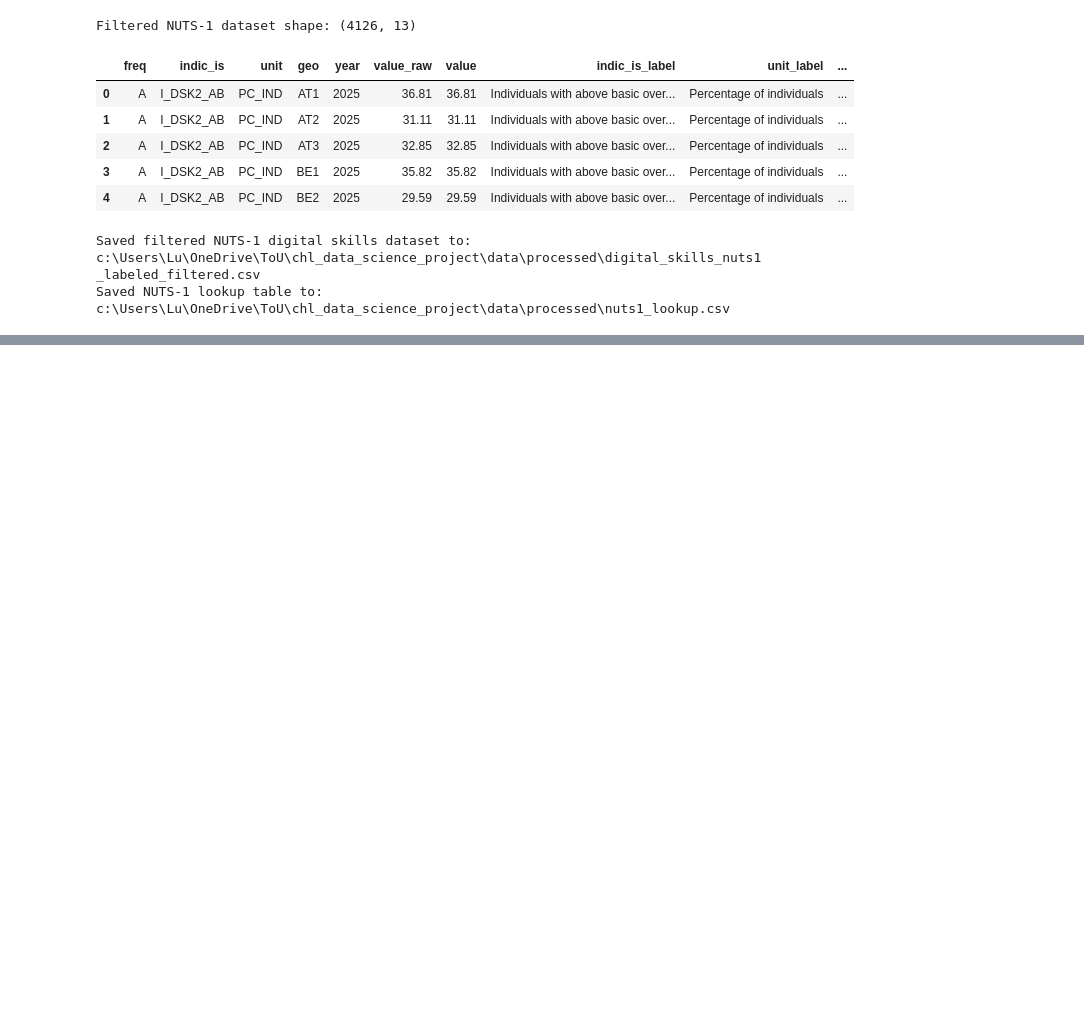
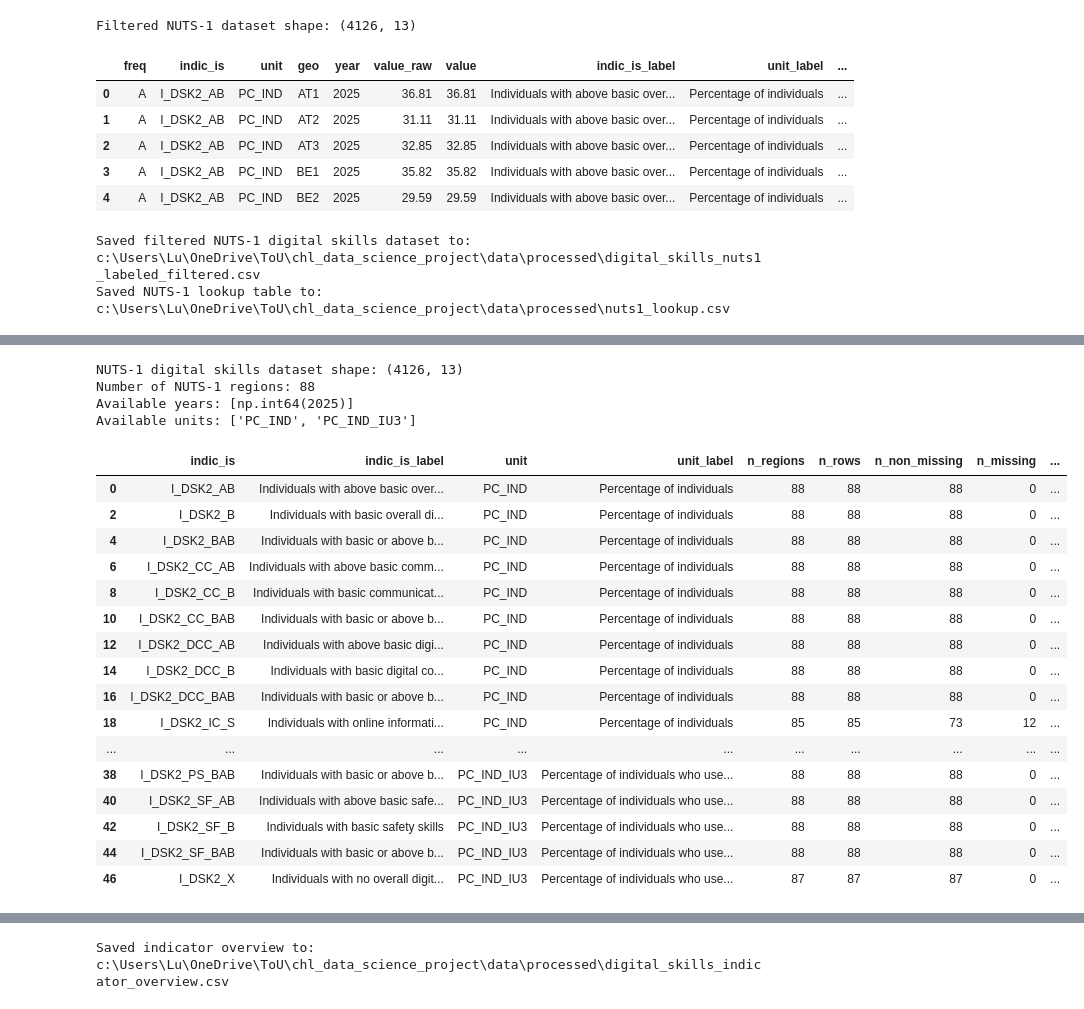
Before and after one commit to andmotus/AI-Literacy-Gap-Index, a Jupyter notebook: notebooks/01_load_data.ipynb, the cells around one changed output, grey strips where cells are left out. Cells and saved outputs as stored; diff of their text form; code cells hidden in the pictures; blank space fills up the shorter version.

```diff
--- a/notebooks/01_load_data.ipynb
+++ b/notebooks/01_load_data.ipynb
@@ -592,0 +598,77 @@ Saved NUTS-1 lookup table to: c:\Users\Lu\OneDrive\ToU\chl_data_science_project\
+# %%
+# -----------------------------
+# Load filtered NUTS-1 data if needed
+# -----------------------------
+
+nuts1_path = PROCESSED_DIR / "digital_skills_nuts1_labeled_filtered.csv"
+
+if "digital_skills_nuts1" not in globals():
+    digital_skills_nuts1 = pd.read_csv(nuts1_path)
+
+print("NUTS-1 digital skills dataset shape:", digital_skills_nuts1.shape)
+print("Number of NUTS-1 regions:", digital_skills_nuts1["geo"].nunique())
+print("Available years:", sorted(digital_skills_nuts1["year"].unique()))
+print("Available units:", sorted(digital_skills_nuts1["unit"].unique()))
+
+# -----------------------------
+# Indicator overview with labels
+# -----------------------------
+
+indicator_label_overview = (
+    digital_skills_nuts1
+    .groupby(["indic_is", "indic_is_label", "unit", "unit_label"], as_index=False)
+    .agg(
+        n_regions=("geo", "nunique"),
+        n_rows=("value", "size"),
+        n_non_missing=("value", "count"),
+        n_missing=("value", lambda x: x.isna().sum()),
+        min_value=("value", "min"),
+        median_value=("value", "median"),
+        max_value=("value", "max")
+    )
+    .assign(
+        missing_share=lambda df: df["n_missing"] / df["n_rows"]
+    )
+    .sort_values(["unit", "indic_is"])
+)
+
+display(indicator_label_overview)
+
+# Show the indicator labels more compactly
+compact_indicator_list = (
+    indicator_label_overview[
+        ["indic_is", "indic_is_label", "unit", "unit_label", "n_regions", "missing_share"]
+    ]
+    .drop_duplicates()
+    .sort_values(["unit", "indic_is"])
+)
+
+display(compact_indicator_list)
+
+# Save overview for documentation
+indicator_overview_path = PROCESSED_DIR / "digital_skills_indicator_overview.csv"
+indicator_label_overview.to_csv(indicator_overview_path, index=False)
+
+print(f"Saved indicator overview to: {indicator_overview_path}")
+# %% [output]
+NUTS-1 digital skills dataset shape: (4126, 13)
+Number of NUTS-1 regions: 88
+Available years: [np.int64(2025)]
+Available units: ['PC_IND', 'PC_IND_IU3']
+|  | indic_is | indic_is_label | unit | unit_label | n_regions | n_rows | n_non_missing | n_missing | ... |
+| 0 | I_DSK2_AB | Individuals with above basic over... | PC_IND | Percentage of individuals | 88 | 88 | 88 | 0 | ... |
+| 2 | I_DSK2_B | Individuals with basic overall di... | PC_IND | Percentage of individuals | 88 | 88 | 88 | 0 | ... |
+| 4 | I_DSK2_BAB | Individuals with basic or above b... | PC_IND | Percentage of individuals | 88 | 88 | 88 | 0 | ... |
+| 6 | I_DSK2_CC_AB | Individuals with above basic comm... | PC_IND | Percentage of individuals | 88 | 88 | 88 | 0 | ... |
+| 8 | I_DSK2_CC_B | Individuals with basic communicat... | PC_IND | Percentage of individuals | 88 | 88 | 88 | 0 | ... |
+| 10 | I_DSK2_CC_BAB | Individuals with basic or above b... | PC_IND | Percentage of individuals | 88 | 88 | 88 | 0 | ... |
+| 12 | I_DSK2_DCC_AB | Individuals with above basic digi... | PC_IND | Percentage of individuals | 88 | 88 | 88 | 0 | ... |
+| 14 | I_DSK2_DCC_B | Individuals with basic digital co... | PC_IND | Percentage of individuals | 88 | 88 | 88 | 0 | ... |
+| 16 | I_DSK2_DCC_BAB | Individuals with basic or above b... | PC_IND | Percentage of individuals | 88 | 88 | 88 | 0 | ... |
+| 18 | I_DSK2_IC_S | Individuals with online informati... | PC_IND | Percentage of individuals | 85 | 85 | 73 | 12 | ... |
+| ... | ... | ... | ... | ... | ... | ... | ... | ... | ... |
+| 38 | I_DSK2_PS_BAB | Individuals with basic or above b... | PC_IND_IU3 | Percentage of individuals who use... | 88 | 88 | 88 | 0 | ... |
+| 40 | I_DSK2_SF_AB | Individuals with above basic safe... | PC_IND_IU3 | Percentage of individuals who use... | 88 | 88 | 88 | 0 | ... |
+| 42 | I_DSK2_SF_B | Individuals with basic safety skills | PC_IND_IU3 | Percentage of individuals who use... | 88 | 88 | 88 | 0 | ... |
+| 44 | I_DSK2_SF_BAB | Individuals with basic or above b... | PC_IND_IU3 | Percentage of individuals who use... | 88 | 88 | 88 | 0 | ... |
+| 46 | I_DSK2_X | Individuals with no overall digit... | PC_IND_IU3 | Percentage of individuals who use... | 87 | 87 | 87 | 0 | ... |
@@ -592,0 +692 @@ Saved NUTS-1 lookup table to: c:\Users\Lu\OneDrive\ToU\chl_data_science_project\
+Saved indicator overview to: c:\Users\Lu\OneDrive\ToU\chl_data_science_project\data\processed\digital_skills_indicator_overview.csv
```
Also changed, not shown: parts of 2 cells of this notebook, 2 other files.
